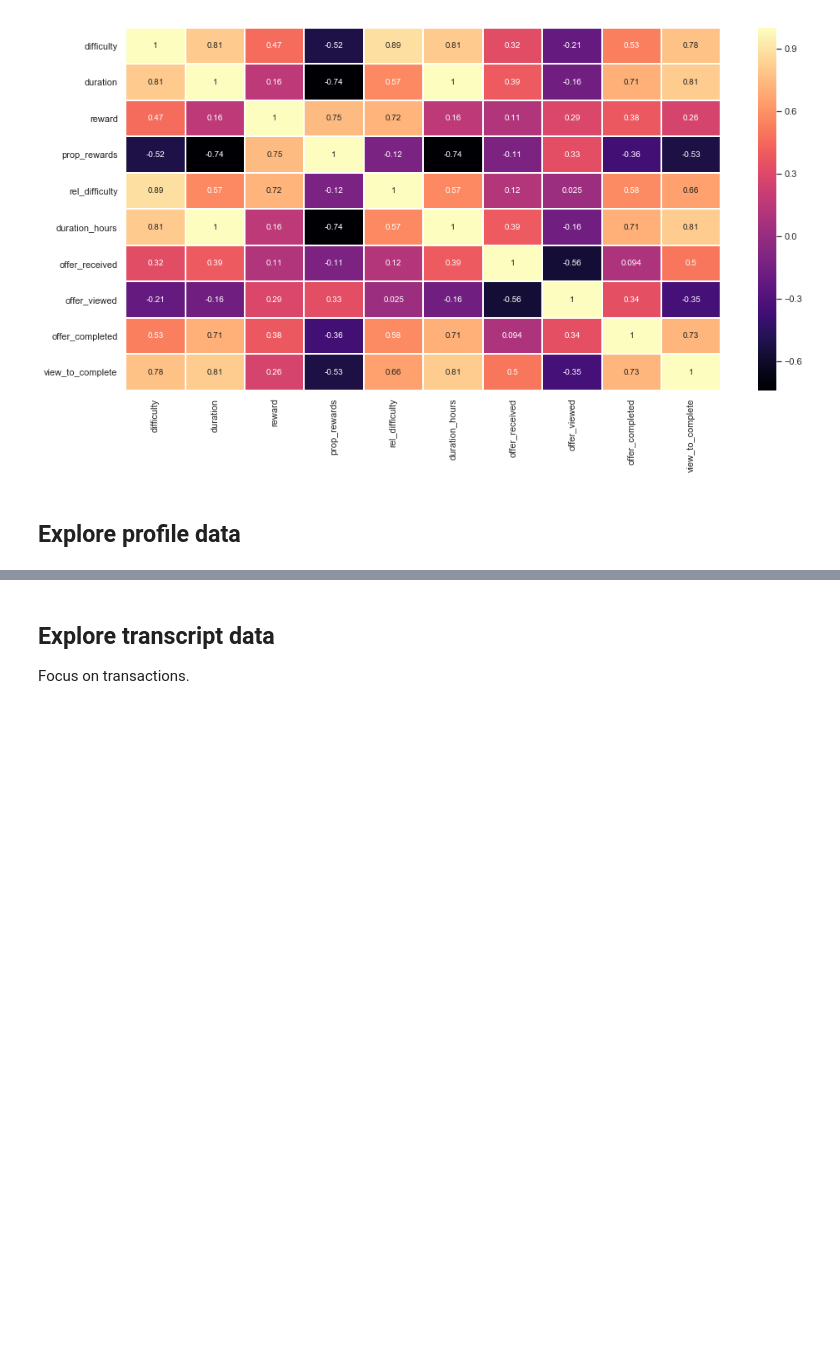
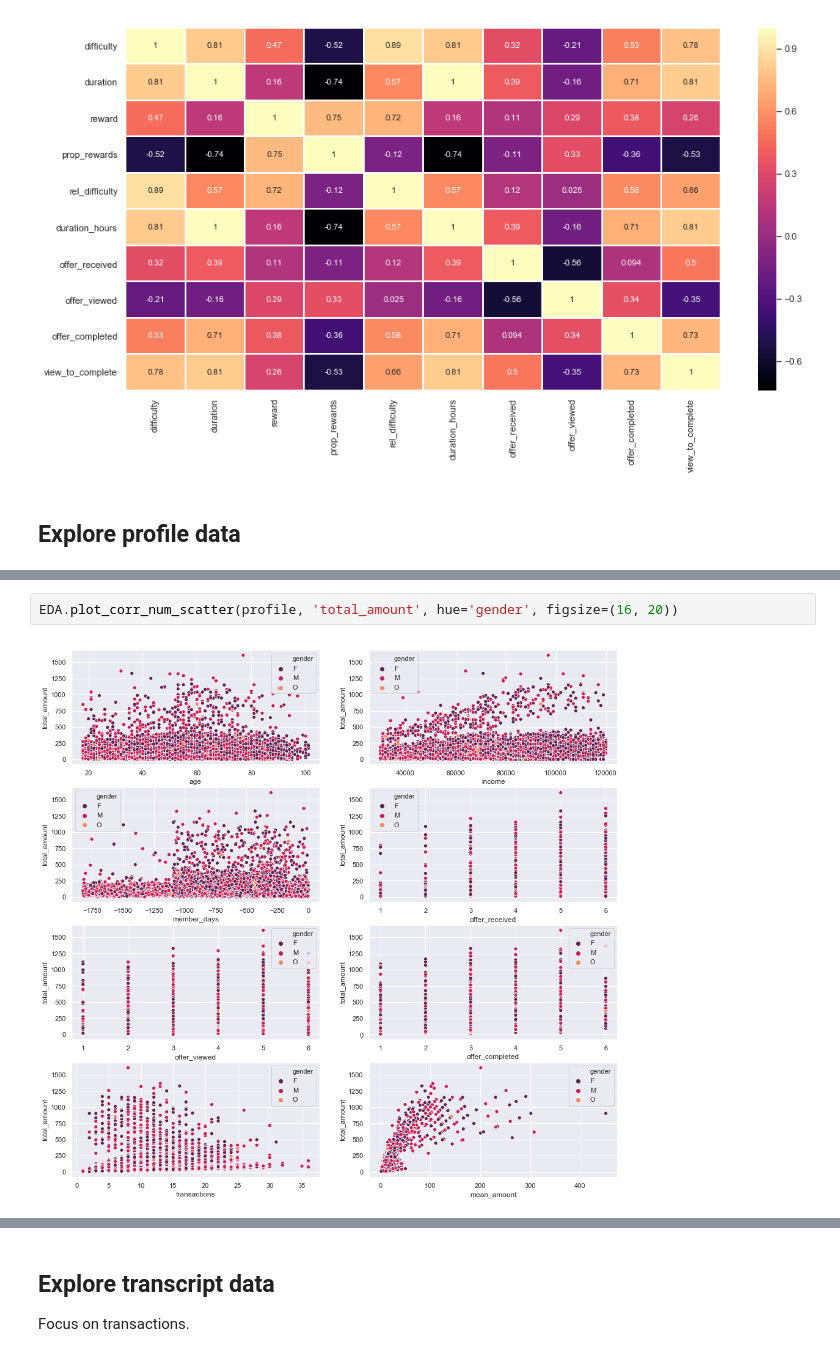
Before and after one commit to rbuerki/segmentation-challenge-starbucks, a Jupyter notebook: 2-eda.ipynb, the cells around one changed output, grey strips where cells are left out. Saved outputs shown, nothing was run; the diff lists cells and outputs as text; blank space fills up the shorter version.

Commit message:
FEAT: add scatter plots

```diff
--- a/2-eda.ipynb
+++ b/2-eda.ipynb
@@ -135,0 +162,4 @@ EDA.plot_num_corrMap(profile, figsize=(16, 8))
+# %%
+EDA.plot_corr_num_scatter(profile, 'total_amount', hue='gender', figsize=(16, 20))
+# %% [output]
+[figure, added]
```
Also changed, not shown: parts of 9 cells of this notebook.
